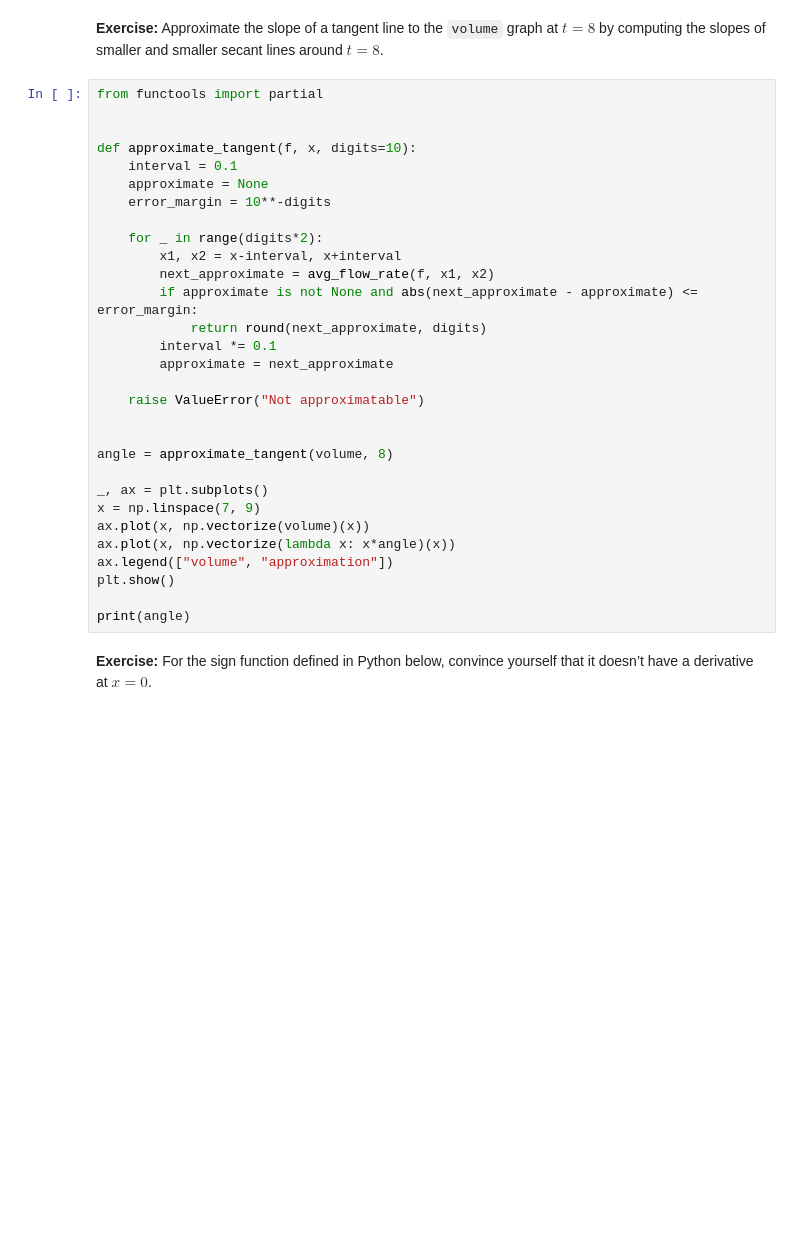
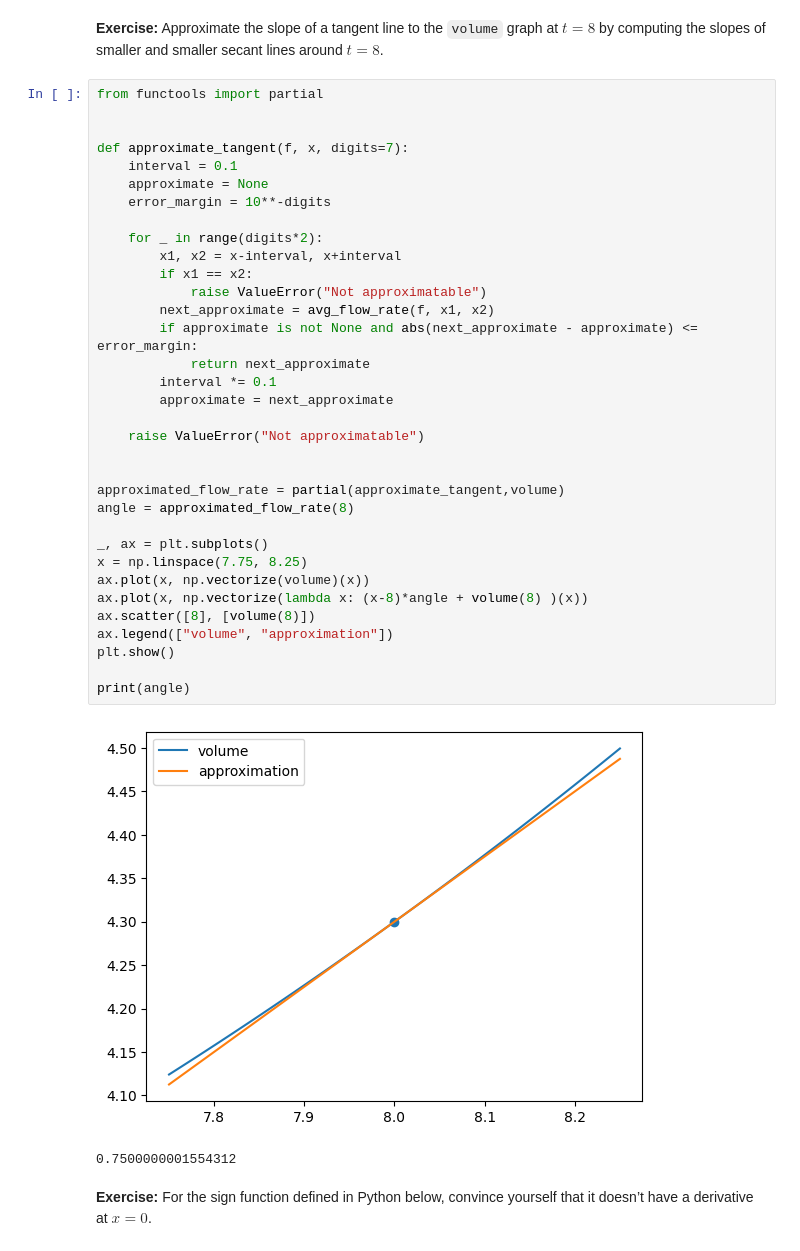
Before and after one commit to temaput/Math-for-Programmers, a Jupyter notebook: Chapter 08/homework/ch08_homework.ipynb, the cells around one changed output. Cells and saved outputs as stored; diff of their text form; blank space fills up the shorter version.

```diff
--- a/Chapter 08/homework/ch08_homework.ipynb
+++ b/Chapter 08/homework/ch08_homework.ipynb
@@ -128,33 +128,40 @@ reduce(calculate_stats, [line(x) == volume(x) for x in x], {True: 0, False: 0})
 # %%
 from functools import partial
 
 
-def approximate_tangent(f, x, digits=10):
+def approximate_tangent(f, x, digits=7):
     interval = 0.1
     approximate = None
     error_margin = 10**-digits
 
     for _ in range(digits*2):
         x1, x2 = x-interval, x+interval
+        if x1 == x2:
+            raise ValueError("Not approximatable")
         next_approximate = avg_flow_rate(f, x1, x2)
         if approximate is not None and abs(next_approximate - approximate) <= error_margin:
-            return round(next_approximate, digits)
+            return next_approximate
         interval *= 0.1
         approximate = next_approximate
 
     raise ValueError("Not approximatable")
 
 
-angle = approximate_tangent(volume, 8)
+approximated_flow_rate = partial(approximate_tangent,volume)
+angle = approximated_flow_rate(8)
 
 _, ax = plt.subplots()
-x = np.linspace(7, 9)
+x = np.linspace(7.75, 8.25)
 ax.plot(x, np.vectorize(volume)(x))
-ax.plot(x, np.vectorize(lambda x: x*angle)(x))
+ax.plot(x, np.vectorize(lambda x: (x-8)*angle + volume(8) )(x))
+ax.scatter([8], [volume(8)])
 ax.legend(["volume", "approximation"])
 plt.show()
 
 print(angle)
+# %% [output]
+[figure, added]
+0.7500000001554312
 # %% [markdown]
 **Exercise:** For the sign function defined in Python below, convince yourself that it doesn’t have a derivative at $x=0$.
 # %%
```
Also changed, not shown: parts of 4 cells of this notebook, 3 other files.
